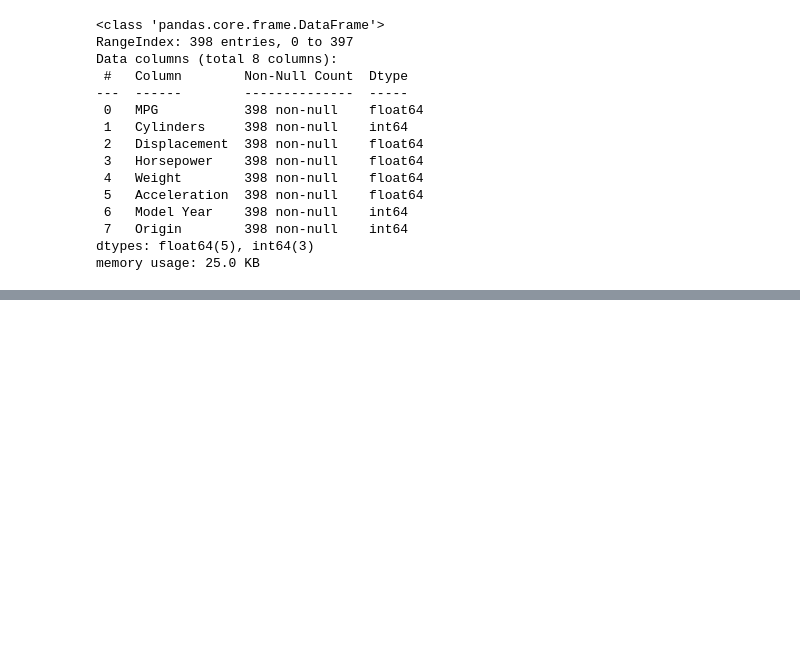
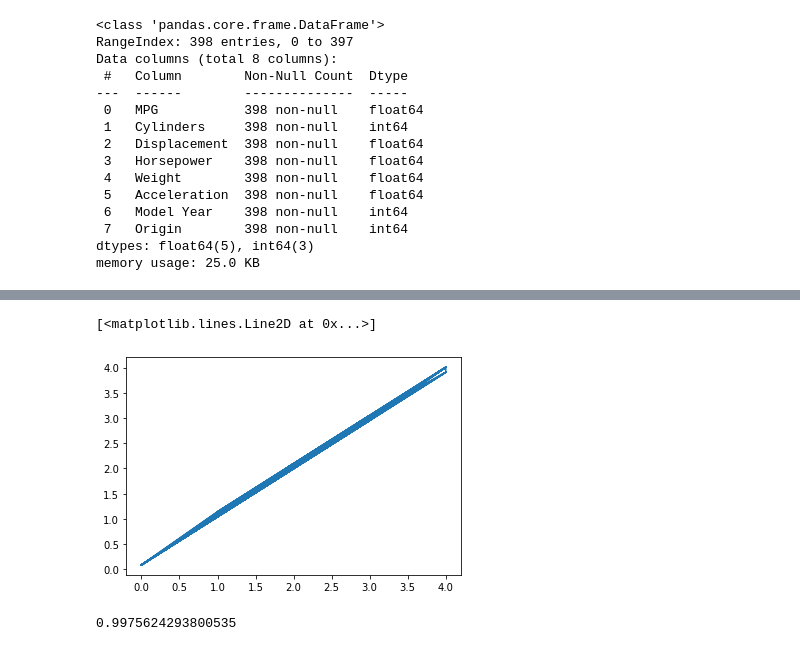
Before and after one commit to krunal310/Automobile-Fuel-Efficiency-Prediction, a Jupyter notebook: car_fuel_efficiency_pred.ipynb, the cells around one changed output, grey strips where cells are left out. Cells and saved outputs as stored; diff of their text form; code cells hidden in the pictures; blank space fills up the shorter version.

```diff
--- a/car_fuel_efficiency_pred.ipynb
+++ b/car_fuel_efficiency_pred.ipynb
@@ -150,0 +151,4 @@ sns.pairplot(df[["MPG", "Cylinders", "Displacement", "Weight", "Horsepower"]], d
+# %%
+x = df.drop("MPG", axis = 1)
+y = df["MPG"]
+y
@@ -150,0 +168,14 @@ sns.pairplot(df[["MPG", "Cylinders", "Displacement", "Weight", "Horsepower"]], d
+# %%
+def binning(x):
+    split = [[v] for v in df[x]]
+    est.fit(split)
+    transformed = est.transform(split)
+    df[x] = transformed
+
+est = KBinsDiscretizer(n_bins = 5, encode = "ordinal", strategy = "quantile")
+names = list(df)
+for string in names:
+    binning(string)
+
+dfBin = df.copy()
+dfBin
@@ -150,0 +256,2 @@ sns.pairplot(df[["MPG", "Cylinders", "Displacement", "Weight", "Horsepower"]], d
+# %%
+X_train, X_test, y_train, y_test = train_test_split(dfBinFeature, y, test_size = 0.3)
@@ -150,0 +261,4 @@ sns.pairplot(df[["MPG", "Cylinders", "Displacement", "Weight", "Horsepower"]], d
+# %%
+model = SGDRegressor()
+model.fit(X_train, y_train)
+X_test
@@ -150,0 +279,12 @@ sns.pairplot(df[["MPG", "Cylinders", "Displacement", "Weight", "Horsepower"]], d
+# %%
+model.coef_
+
+prediction = model.predict(X_test)
+plt.plot(y_test, prediction)
+# %% [output]
+[<matplotlib.lines.Line2D at 0x...>]
+[figure, added]
+# %%
+model.score(X_test, y_test)
+# %% [output]
+0.9975624293800535
```
Also changed, not shown: parts of 14 cells of this notebook.
